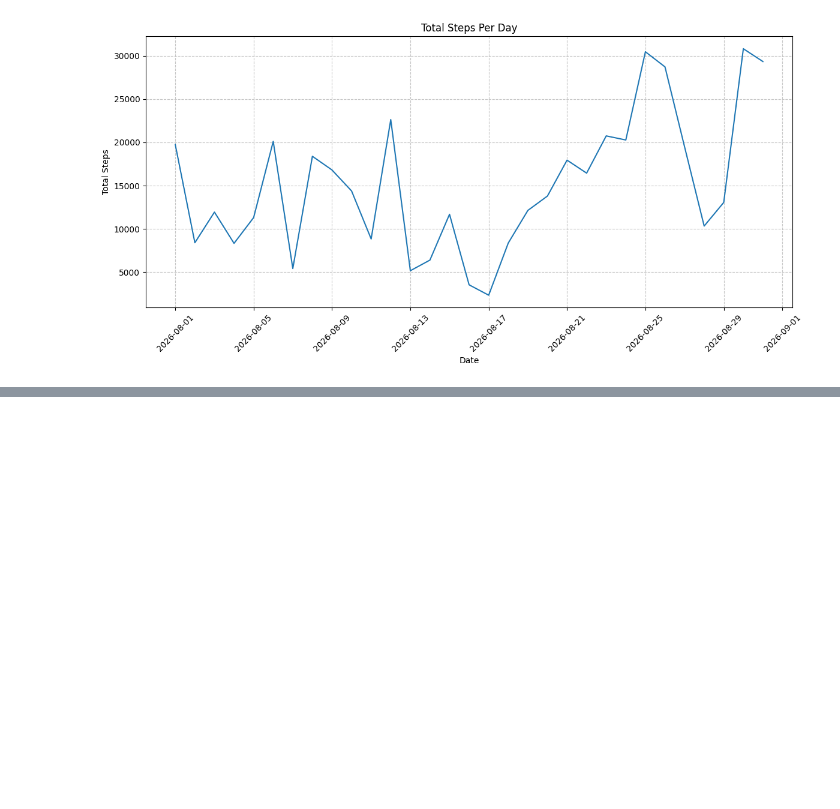
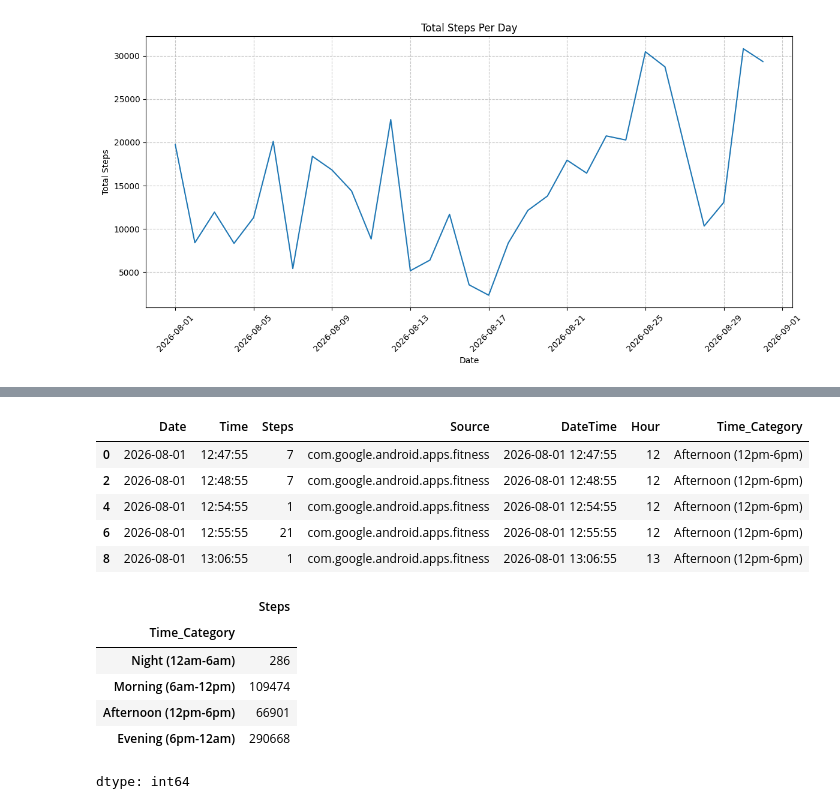
Before and after one commit to Atul723/colab_sheets, a Jupyter notebook: steps.ipynb, the cells around one changed output, grey strips where cells are left out. Cells and saved outputs as stored; diff of their text form; code cells hidden in the pictures; blank space fills up the shorter version.

```diff
--- a/steps.ipynb
+++ b/steps.ipynb
@@ -115,0 +126,39 @@ plt.show()
+# %%
+df['DateTime'] = pd.to_datetime(df['Date'].astype(str) + ' ' + df['Time'])
+
+
+df['Hour'] = df['DateTime'].dt.hour
+
+def get_time_category(hour):
+    if 6 <= hour < 12:
+        return 'Morning (6am-12pm)'
+    elif 12 <= hour < 18:
+        return 'Afternoon (12pm-6pm)'
+    elif 18 <= hour < 24:
+        return 'Evening (6pm-12am)'
+    else:
+        return 'Night (12am-6am)'
+
+df['Time_Category'] = df['Hour'].apply(get_time_category)
+
+
+display(df.head())
+
+steps_by_time_category = df.groupby('Time_Category')['Steps'].sum().reindex([
+    'Night (12am-6am)', 'Morning (6am-12pm)', 'Afternoon (12pm-6pm)', 'Evening (6pm-12am)'
+])
+display(steps_by_time_category)
+# %% [output]
+|  | Date | Time | Steps | Source | DateTime | Hour | Time_Category |
+| 0 | 2026-08-01 | 12:47:55 | 7 | com.google.android.apps.fitness | 2026-08-01 12:47:55 | 12 | Afternoon (12pm-6pm) |
+| 2 | 2026-08-01 | 12:48:55 | 7 | com.google.android.apps.fitness | 2026-08-01 12:48:55 | 12 | Afternoon (12pm-6pm) |
+| 4 | 2026-08-01 | 12:54:55 | 1 | com.google.android.apps.fitness | 2026-08-01 12:54:55 | 12 | Afternoon (12pm-6pm) |
+| 6 | 2026-08-01 | 12:55:55 | 21 | com.google.android.apps.fitness | 2026-08-01 12:55:55 | 12 | Afternoon (12pm-6pm) |
+| 8 | 2026-08-01 | 13:06:55 | 1 | com.google.android.apps.fitness | 2026-08-01 13:06:55 | 13 | Afternoon (12pm-6pm) |
+|  | Steps |
+| Time_Category |  |
+| Night (12am-6am) | 286 |
+| Morning (6am-12pm) | 109474 |
+| Afternoon (12pm-6pm) | 66901 |
+| Evening (6pm-12am) | 290668 |
+dtype: int64
```
Also changed, not shown: parts of 4 cells of this notebook.
